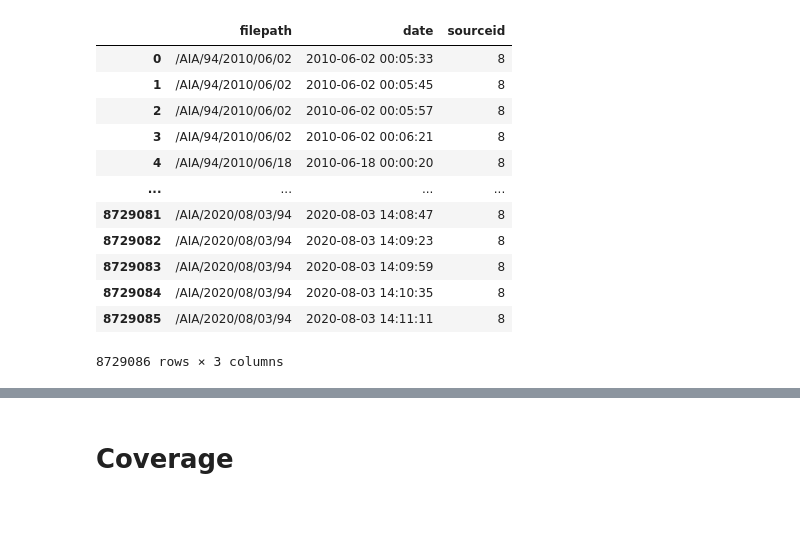
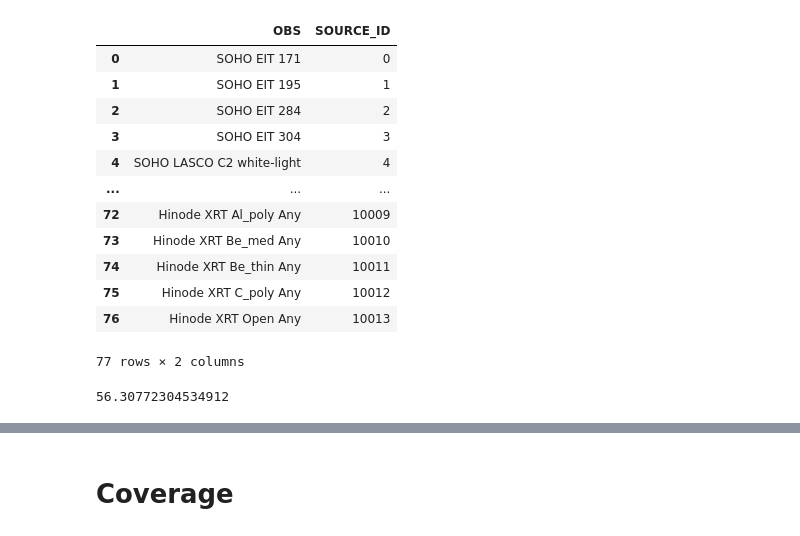
Before and after one commit to varunchaturmutha/hv_stats, a Jupyter notebook: coverage.ipynb, the cells around one changed output, grey strips where cells are left out. Cells and saved outputs as stored; diff of their text form; code cells hidden in the pictures.

```diff
--- a/coverage.ipynb
+++ b/coverage.ipynb
@@ -69,18 +31,43 @@ MySQL connection is closed 127.1820752620697
-# %%
-hv = pd.DataFrame(records, columns=cursor.column_names)
-hv = hv.sort_values('date').reset_index(drop=True)
-hv
-# %% [output]
-|  | filepath | date | sourceid |
-| 0 | /AIA/94/2010/06/02 | 2010-06-02 00:05:33 | 8 |
-| 1 | /AIA/94/2010/06/02 | 2010-06-02 00:05:45 | 8 |
-| 2 | /AIA/94/2010/06/02 | 2010-06-02 00:05:57 | 8 |
-| 3 | /AIA/94/2010/06/02 | 2010-06-02 00:06:21 | 8 |
-| 4 | /AIA/94/2010/06/18 | 2010-06-18 00:00:20 | 8 |
-| ... | ... | ... | ... |
-| 8729081 | /AIA/2020/08/03/94 | 2020-08-03 14:08:47 | 8 |
-| 8729082 | /AIA/2020/08/03/94 | 2020-08-03 14:09:23 | 8 |
-| 8729083 | /AIA/2020/08/03/94 | 2020-08-03 14:09:59 | 8 |
-| 8729084 | /AIA/2020/08/03/94 | 2020-08-03 14:10:35 | 8 |
-| 8729085 | /AIA/2020/08/03/94 | 2020-08-03 14:11:11 | 8 |
-8729086 rows × 3 columns
+# %%
+hv_sid = pd.DataFrame(columns=['OBS','SOURCE_ID'])
+
+# while sid=='sourceId':
+#     key=hv_keys.keys()
+
+for key1 in hv_keys.keys():
+    for key2 in hv_keys[key1].keys():
+        if 'sourceId' in hv_keys[key1][key2].keys():
+            hv_sid.loc[len(hv_sid)] = " ".join([key1, key2]), hv_keys[key1][key2]['sourceId']
+        else:
+            for key3 in hv_keys[key1][key2].keys():
+                if 'sourceId' in hv_keys[key1][key2][key3].keys():
+                    hv_sid.loc[len(hv_sid)] = " ".join([key1, key2, key3]), hv_keys[key1][key2][key3]['sourceId']
+                else:
+                    for key4 in hv_keys[key1][key2][key3].keys():
+                        if 'sourceId' in hv_keys[key1][key2][key3][key4].keys():
+                            hv_sid.loc[len(hv_sid)] = " ".join([key1, key2, key3, key4]), hv_keys[key1][key2][key3][key4]['sourceId']
+                        else:
+                            for key5 in hv_keys[key1][key2][key3][key4].keys():
+                                if 'sourceId' in hv_keys[key1][key2][key3][key4][key5].keys():
+                                    hv_sid.loc[len(hv_sid)] = " ".join([key1, key2, key3, key4, key5]), hv_keys[key1][key2][key3][key4][key5]['sourceId']
+                                else:
+                                    for key6 in hv_keys[key1][key2][key3][key4][key5].keys():
+                                        if 'sourceId' in hv_keys[key1][key2][key3][key4][key5][key6].keys():
+                                            hv_sid.loc[len(hv_sid)] = " ".join([key1, key2, key3, key4, key5,key6]), hv_keys[key1][key2][key3][key4][key5][key6]['sourceId']
+# %%
+hv_sid = hv_sid.sort_values(['SOURCE_ID']).reset_index(drop=True)
+hv_sid
+# %% [output]
+|  | OBS | SOURCE_ID |
+| 0 | SOHO EIT 171 | 0 |
+| 1 | SOHO EIT 195 | 1 |
+| 2 | SOHO EIT 284 | 2 |
+| 3 | SOHO EIT 304 | 3 |
+| 4 | SOHO LASCO C2 white-light | 4 |
+| ... | ... | ... |
+| 72 | Hinode XRT Al_poly Any | 10009 |
+| 73 | Hinode XRT Be_med Any | 10010 |
+| 74 | Hinode XRT Be_thin Any | 10011 |
+| 75 | Hinode XRT C_poly Any | 10012 |
+| 76 | Hinode XRT Open Any | 10013 |
+77 rows × 2 columns
@@ -86,0 +121,7 @@ hv
+# %%
+par = Parallel(n_jobs=20)
+start_time=time.time()
+results = par(delayed(sql_query)(df['SOURCE_ID'], df['OBS']) for ind, df in hv_sid.iterrows())
+print(time.time()-start_time)
+# %% [output]
+56.30772304534912
```
Also changed, not shown: parts of 30 cells of this notebook.
